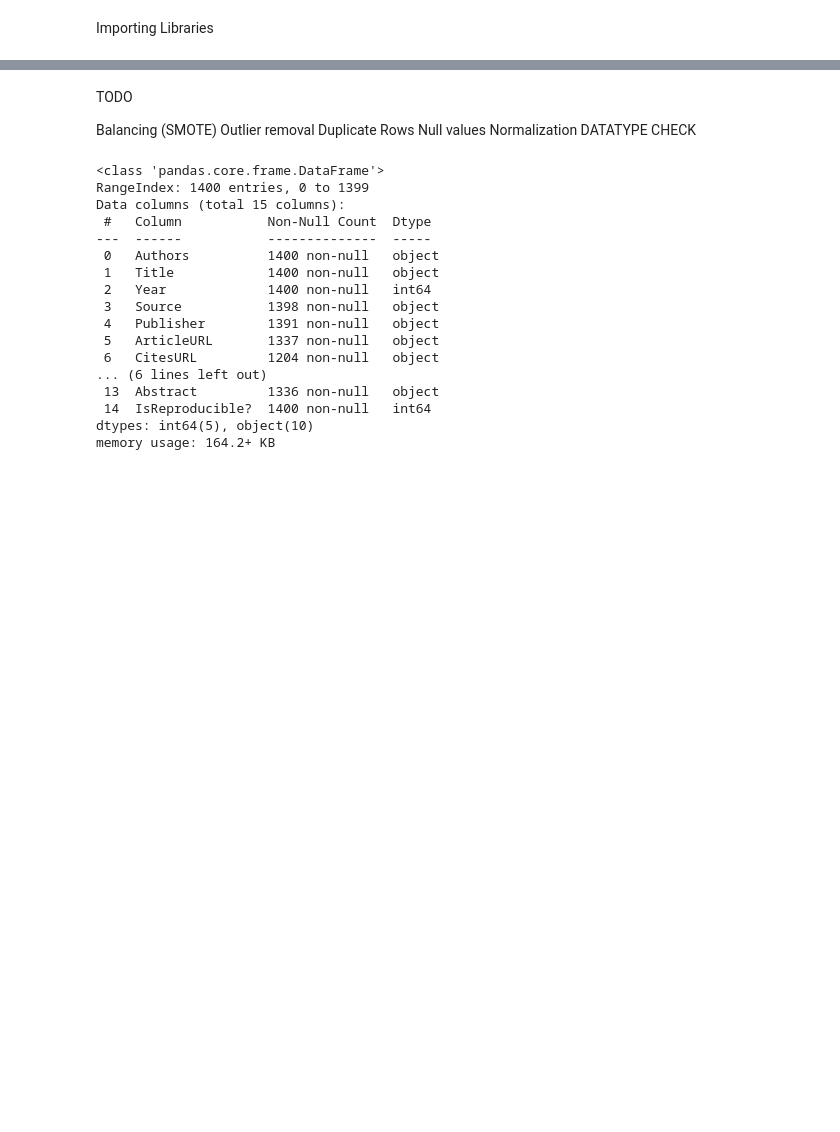
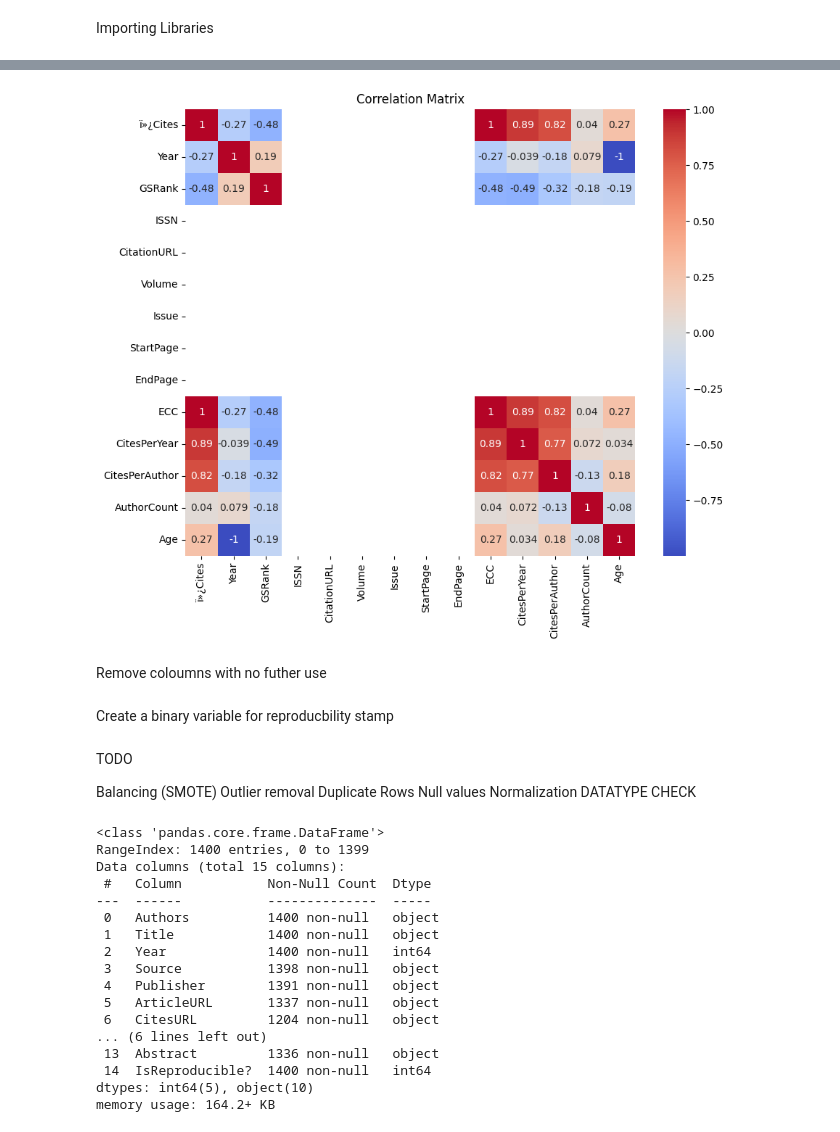
Before and after one commit to senuthcode/Professional-Learning-Goal-, a Jupyter notebook: notebooks/analysis.ipynb, the cells around one changed output, grey strips where cells are left out. Drawn from its saved outputs; the diff is of its cells as text; code cells hidden in the pictures; blank space fills up the shorter version.

Commit message:
Updated dataaset, added hypothesis testing & visualizations

```diff
--- a/notebooks/analysis.ipynb
+++ b/notebooks/analysis.ipynb
@@ -13,9 +13,10 @@ Importing Datasets
 # %%
-df1 = pd.read_csv("../data/citations.csv") #citations
-df2 = pd.read_csv("../data/reproducibility_stamp.csv") #repStamp
+#Merging the dataset
+df1 = pd.read_csv("../data/Citations updated.csv", encoding='ISO-8859-1') #citations
+df2 = pd.read_csv("../data/reproducibility_stamp.csv", encoding='ISO-8859-1') #repStamp
 merged_df = df1.merge(df2[['Title','DOI']], on ='Title', how='left',suffixes=('', '_from_Rep_Sta'))
 merged_df['DOI'] = merged_df['DOI'].combine_first(merged_df['DOI_from_Rep_Sta'])
 merged_df.head()
 merged_df.drop(columns=['DOI_from_Rep_Sta'],inplace=True)
-merged_df.to_csv(r'../data/merged_data.csv', index=False)
+merged_df.to_csv(r'../data/merged_data.csv', index=False, encoding='ISO-8859-1')
 #merged citations.csv with reproducibility_stamp, now the rows with a DOI are of reports with reproducibility stamps
@@ -24 +44,13 @@ Preprocessing Initialization
+# %%
+#Correlation matrix
+corr_matrix = merged_df.corr(numeric_only=True)
+
+plt.figure(figsize=(10,8))
+sns.heatmap(corr_matrix, annot=True, cmap='coolwarm')
+plt.title('Correlation Matrix')
+plt.show()
+# %% [output]
+[figure, added]
+# %% [markdown]
+Remove coloumns with no futher use
 # %%
@@ -29,0 +60,2 @@ merged_df.to_csv('./test.csv', index=False)
+# %% [markdown]
+Create a binary variable for reproducbility stamp
```
Also changed, not shown: parts of 6 cells of this notebook, 4 other files.
